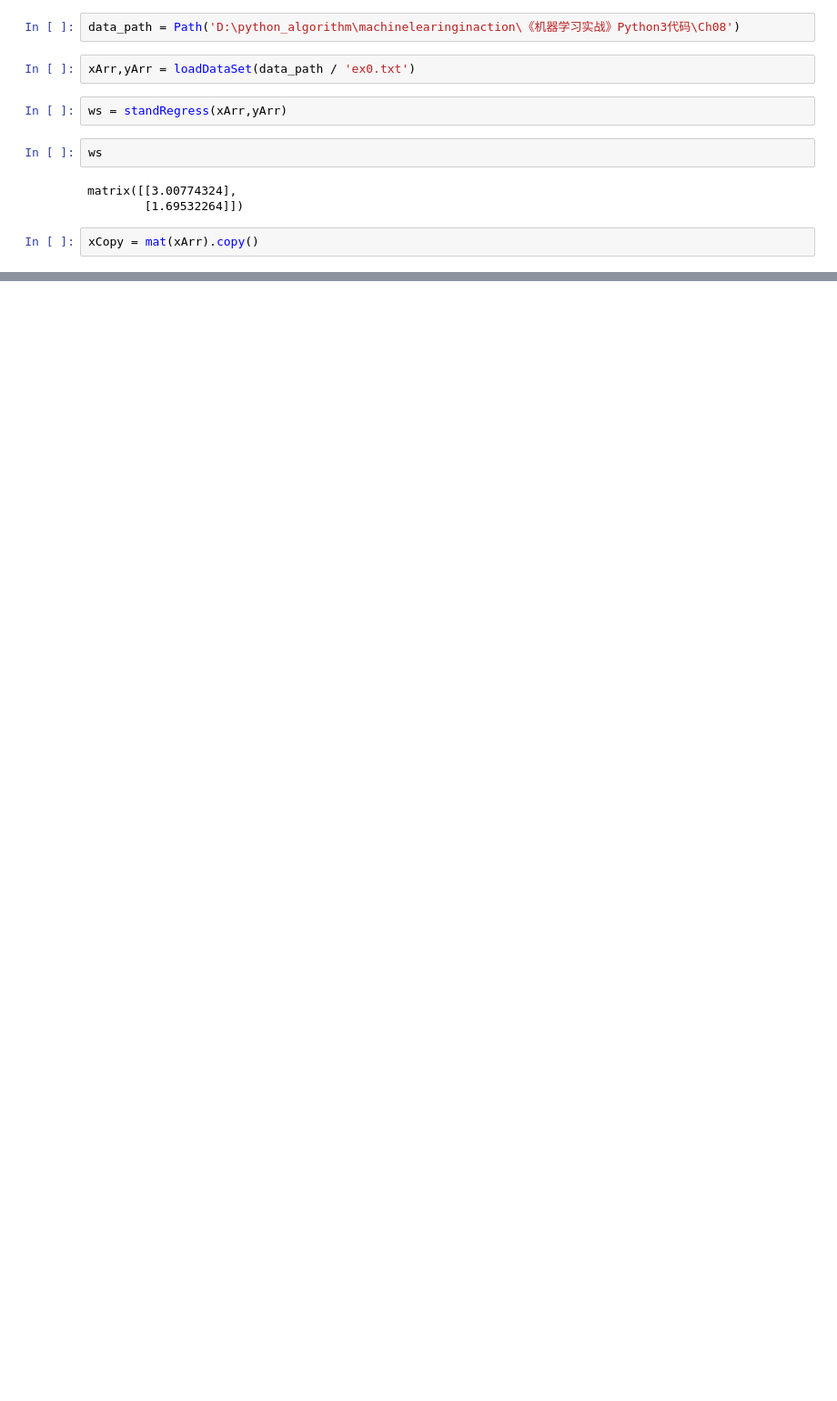
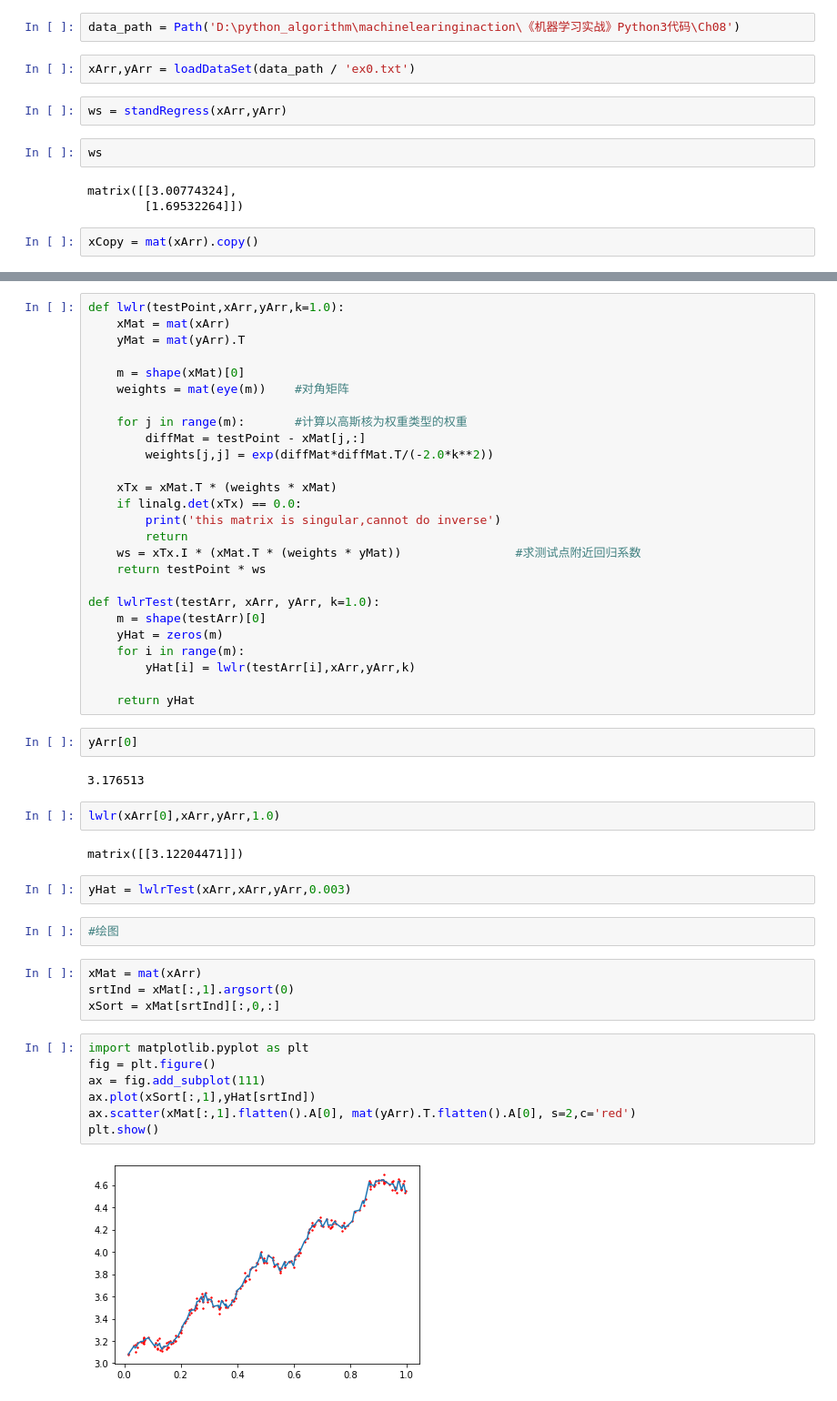
Before and after one commit to ITS-PLAY/machine_learning_algo, a Jupyter notebook: 第八章线性回归.ipynb, the cells around one changed output, grey strips where cells are left out. Shown: that part at 91% size. Drawn from its saved outputs; the diff is of its cells as text; blank space fills up the shorter version.

Commit message:
add local weighted linear regression

```diff
--- a/第八章线性回归.ipynb
+++ b/第八章线性回归.ipynb
@@ -42,0 +67,51 @@ xCopy = mat(xArr).copy()
+# %%
+def lwlr(testPoint,xArr,yArr,k=1.0):
+    xMat = mat(xArr)
+    yMat = mat(yArr).T
+
+    m = shape(xMat)[0]
+    weights = mat(eye(m))    #对角矩阵
+
+    for j in range(m):       #计算以高斯核为权重类型的权重
+        diffMat = testPoint - xMat[j,:]
+        weights[j,j] = exp(diffMat*diffMat.T/(-2.0*k**2))
+
+    xTx = xMat.T * (weights * xMat)
+    if linalg.det(xTx) == 0.0:
+        print('this matrix is singular,cannot do inverse')
+        return
+    ws = xTx.I * (xMat.T * (weights * yMat))                #求测试点附近回归系数
+    return testPoint * ws
+
+def lwlrTest(testArr, xArr, yArr, k=1.0):
+    m = shape(testArr)[0]
+    yHat = zeros(m)
+    for i in range(m):
+        yHat[i] = lwlr(testArr[i],xArr,yArr,k)
+
+    return yHat
+# %%
+yArr[0]
+# %% [output]
+3.176513
+# %%
+lwlr(xArr[0],xArr,yArr,1.0)
+# %% [output]
+matrix([[3.12204471]])
+# %%
+yHat = lwlrTest(xArr,xArr,yArr,0.003)
+# %%
+#绘图
+# %%
+xMat = mat(xArr)
+srtInd = xMat[:,1].argsort(0)
+xSort = xMat[srtInd][:,0,:]
+# %%
+import matplotlib.pyplot as plt
+fig = plt.figure()
+ax = fig.add_subplot(111)
+ax.plot(xSort[:,1],yHat[srtInd])
+ax.scatter(xMat[:,1].flatten().A[0], mat(yArr).T.flatten().A[0], s=2,c='red')
+plt.show()
+# %% [output]
+[figure, added]
```
Also changed, not shown: parts of 4 cells of this notebook.
